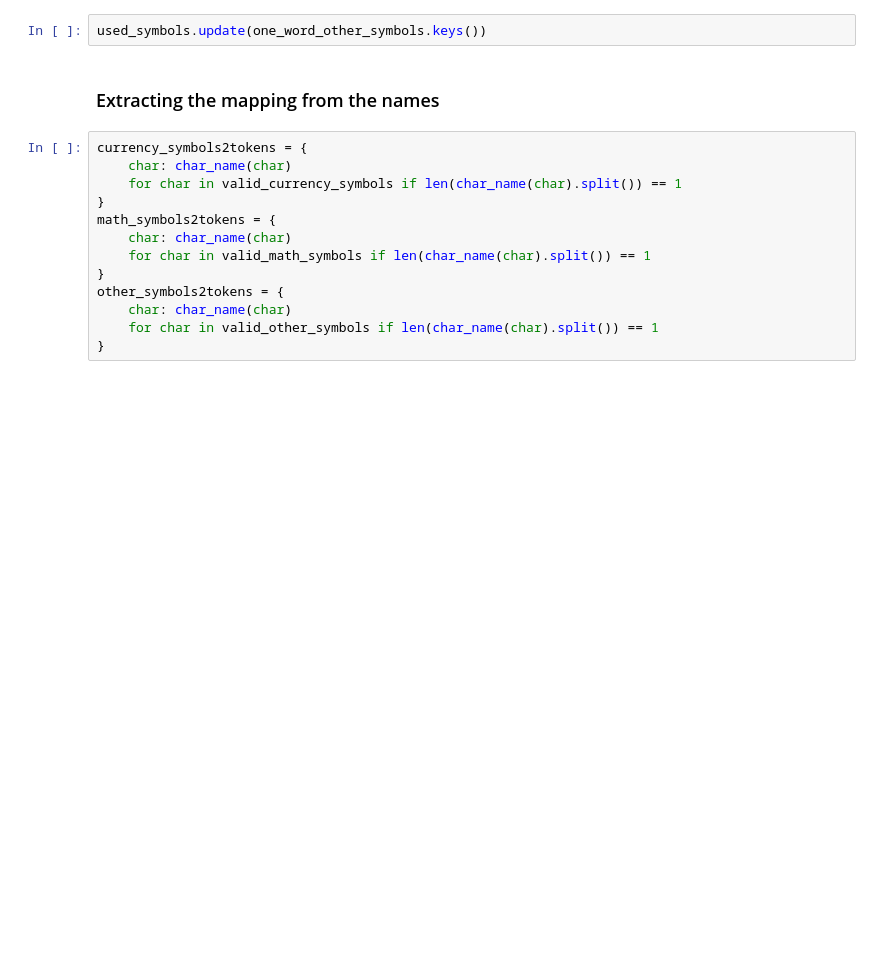
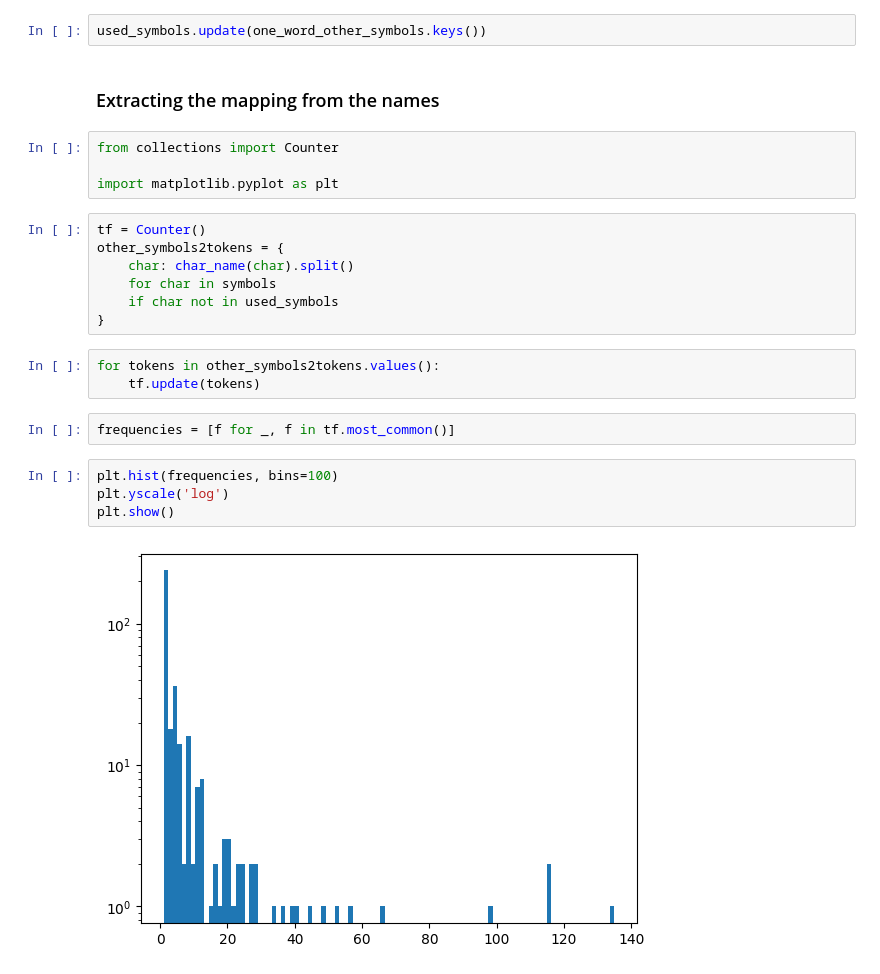
Before and after one commit to namehash/namegraph, a Jupyter notebook: research/symbol/symbols.ipynb, the cells around one changed output. Saved outputs shown, nothing was run; the diff lists cells and outputs as text; blank space fills up the shorter version.

Commit message:
selectioning symbols

```diff
--- a/research/symbol/symbols.ipynb
+++ b/research/symbol/symbols.ipynb
@@ -261,16 +300,25 @@ one_word_other_symbols
 used_symbols.update(one_word_other_symbols.keys())
 # %% [markdown]
 ### Extracting the mapping from the names
+# %%
+from collections import Counter
+
+import matplotlib.pyplot as plt
 # %%
-currency_symbols2tokens = {
-    char: char_name(char)
-    for char in valid_currency_symbols if len(char_name(char).split()) == 1
+tf = Counter()
+other_symbols2tokens = {
+    char: char_name(char).split()
+    for char in symbols
+    if char not in used_symbols
 }
-math_symbols2tokens = {
-    char: char_name(char)
-    for char in valid_math_symbols if len(char_name(char).split()) == 1
-}
-other_symbols2tokens = {
-    char: char_name(char)
-    for char in valid_other_symbols if len(char_name(char).split()) == 1
-}
+# %%
+for tokens in other_symbols2tokens.values():
+    tf.update(tokens)
+# %%
+frequencies = [f for _, f in tf.most_common()]
+# %%
+plt.hist(frequencies, bins=100)
+plt.yscale('log')
+plt.show()
+# %% [output]
+[figure, added]
```
Also changed, not shown: parts of 18 cells of this notebook, 1 other file.
